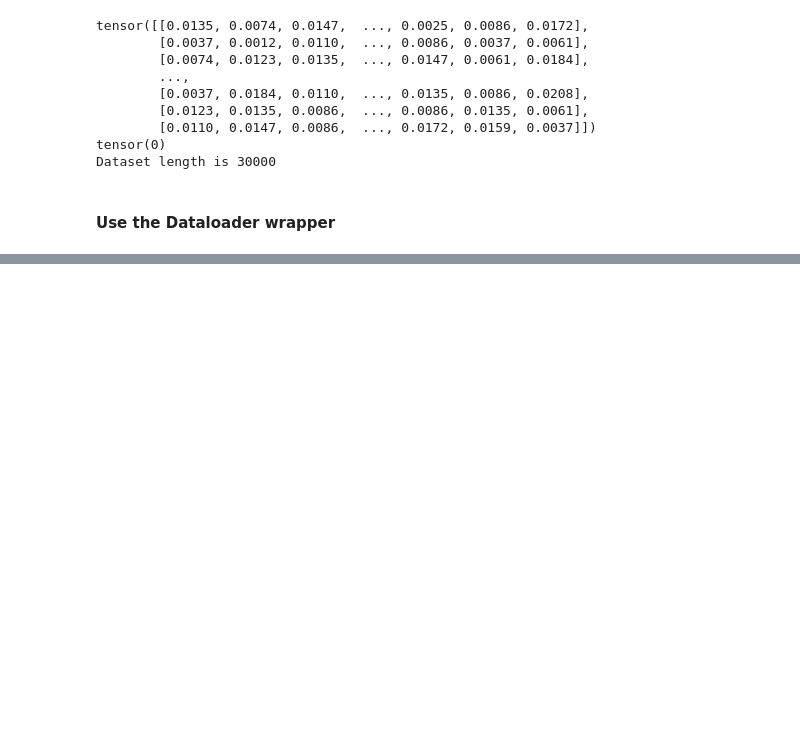
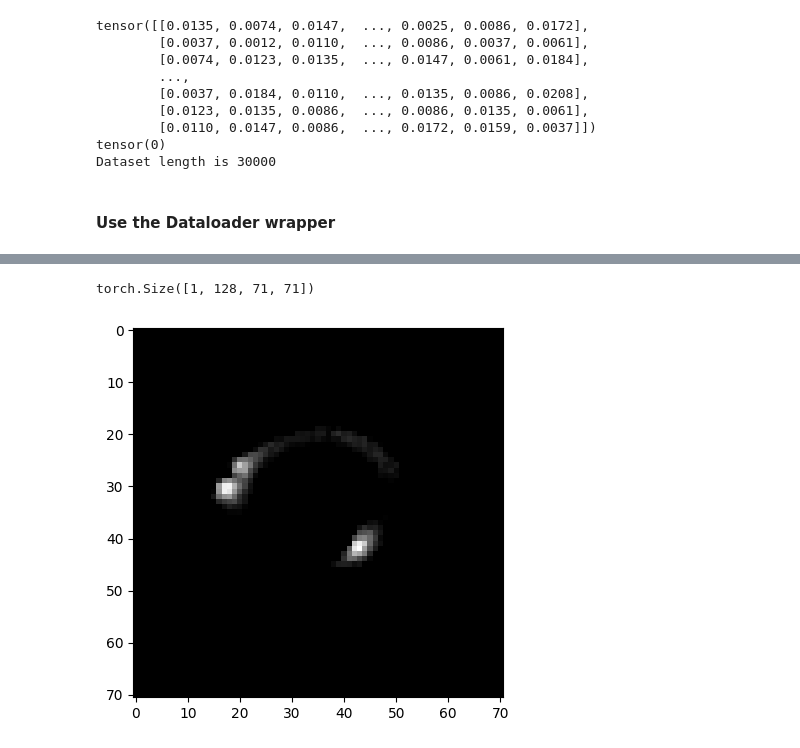
Before and after one commit to yash-rs/ml_deeplense, a Jupyter notebook: notebooks/task1.3.ipynb, the cells around one changed output, grey strips where cells are left out. Drawn from its saved outputs; the diff is of its cells as text; code cells hidden in the pictures; blank space fills up the shorter version.

Commit message:
testing cnn model forward pass

```diff
--- a/notebooks/task1.3.ipynb
+++ b/notebooks/task1.3.ipynb
@@ -69,0 +72,33 @@ Label: 2
+# %%
+import torch
+from torch import nn
+
+class CNNmodel(nn.Module):
+    def __init__(self, num_classes=3):
+        super(CNNmodel, self).__init__()
+        self.flatten = nn.Flatten()
+        self.cnn_layers = nn.Sequential(
+            nn.Conv2d(1, 32, kernel_size=5),
+            nn.ReLU(),
+
+            nn.Conv2d(32, 64, kernel_size=3),
+            nn.ReLU(),
+
+            nn.Conv2d(64, 128, kernel_size=3),
+            nn.ReLU(),
+            nn.MaxPool2d(kernel_size=2, stride=2)
+        )
+
+        self.fc_layers = nn.Sequential(
+            nn.Linear(645248, 256),
+            nn.ReLU(),
+            nn.Linear(256, num_classes)
+        )
+
+    def forward(self, x): #x is 150x150 image
+        x = self.cnn_layers(x)
+        #x = self.flatten(x)
+        #x = self.fc_layers(x)
+        return x
+# %%
+x = train_features[0].unsqueeze(0).unsqueeze(0)
@@ -69,0 +109,3 @@ Label: 2
+# %%
+cnn = CNNmodel()
+print(cnn)
@@ -69,0 +130,2 @@ Label: 2
+# %%
+x_out = cnn(x)
@@ -69,0 +152,9 @@ Label: 2
+# %%
+x_out.shape
+# %% [output]
+torch.Size([1, 128, 71, 71])
+# %%
+plt.imshow(x_out[0,0,:,:].detach().numpy(), cmap="gray")
+plt.show()
+# %% [output]
+[figure, added]
```
Also changed, not shown: parts of 5 cells of this notebook.
